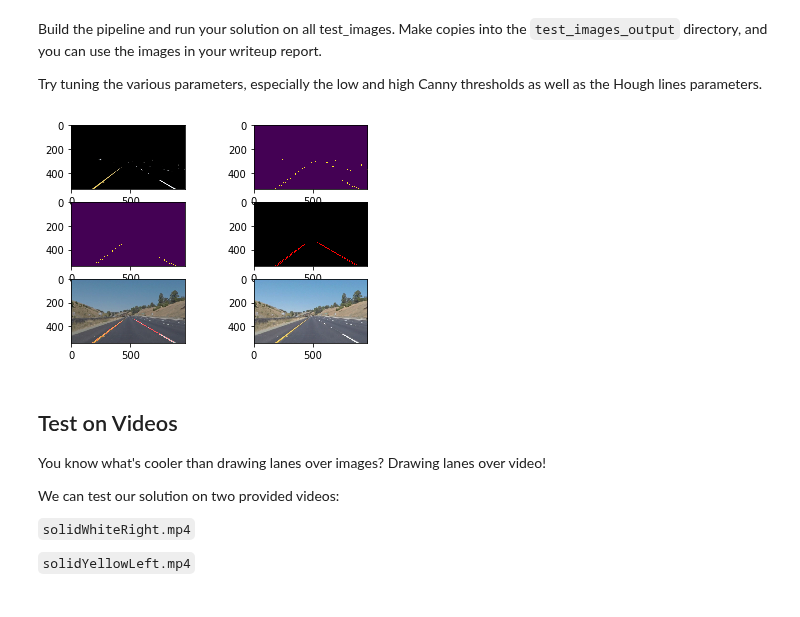
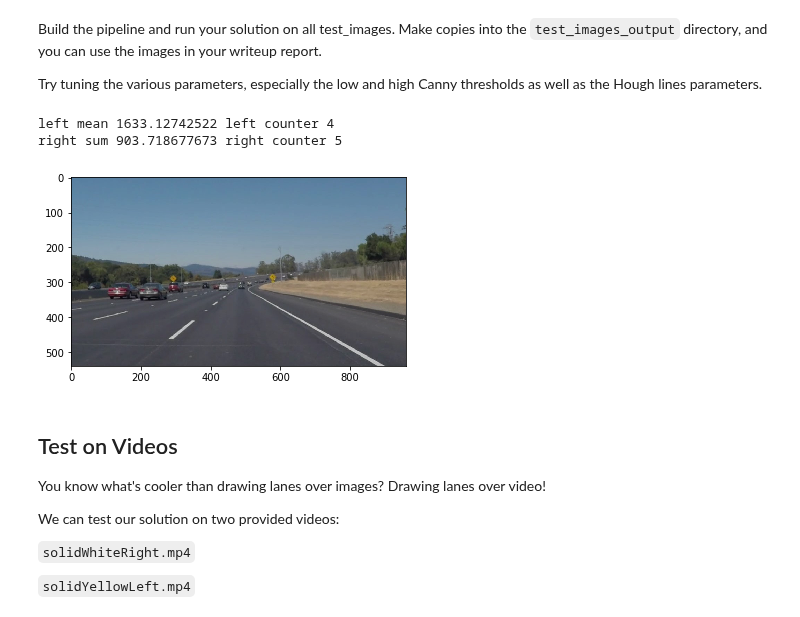
Before and after one commit to udacity/CarND-LaneLines-P1, a Jupyter notebook: P1 - WithHLS_0220_15-33.ipynb, the cells around one changed output. Cells and saved outputs as stored; diff of their text form; code cells hidden in the pictures.

Commit message:
line averaging added

```diff
--- a/P1 - WithHLS_0220_15-33.ipynb
+++ b/P1 - WithHLS_0220_15-33.ipynb
@@ -226,37 +275,43 @@ def draw_lane_lines(img_in):
     img_hls = hlsscale(img_in)
     img_smoothed = gaussian_blur(img_hls, gaussian_kernel_size)
     img_canny_edges = canny(img_smoothed, canny_low_th, canny_high_th)
     img_roi = region_of_interest(img_canny_edges, vertices)
     img_hough = hough_lines(img_roi,rho, theta, threshold, min_line_length, max_line_gap)
     img_weighted = weighted_img(img_hough, img_in)
 
 #     plt.imshow(img_in)
 #     plt.subplot(3,2,1)
 
 #     plt.imshow(img_smoothed)
 #     plt.subplot(3,2,2)
 
 #     plt.imshow(img_canny_edges)
 #     plt.subplot(3,2,3)
 
 #     plt.imshow(img_roi)
 #     plt.subplot(3,2,4)
 
 #     plt.imshow(img_hough)
 #     plt.subplot(3,2,5)
 
 #     plt.imshow(img_weighted)
 #     plt.subplot(3,2,6)
 
     plt.imshow(img_weighted)
     plt.show()
+    #return img_weighted
 
 images = os.listdir("test_images/")
-for ind_image_name in images:
-    ind_image = mpimg.imread("test_images/" + ind_image_name)
-    draw_lane_lines(ind_image)
+# for ind_image_name in images:
+#     ind_image = mpimg.imread("test_images/" + ind_image_name)
+#     print(ind_image_name)
+#     draw_lane_lines(ind_image)
+ind_image = mpimg.imread("test_images/solidWhiteCurve.jpg")
+draw_lane_lines(ind_image)
 # %% [output]
+left mean 1633.12742522 left counter 4
+right sum 903.718677673 right counter 5
-[figure, old version]
+[figure, new version]
 # %% [markdown]
 ## Test on Videos
 
```
Also changed, not shown: parts of 5 cells of this notebook.
